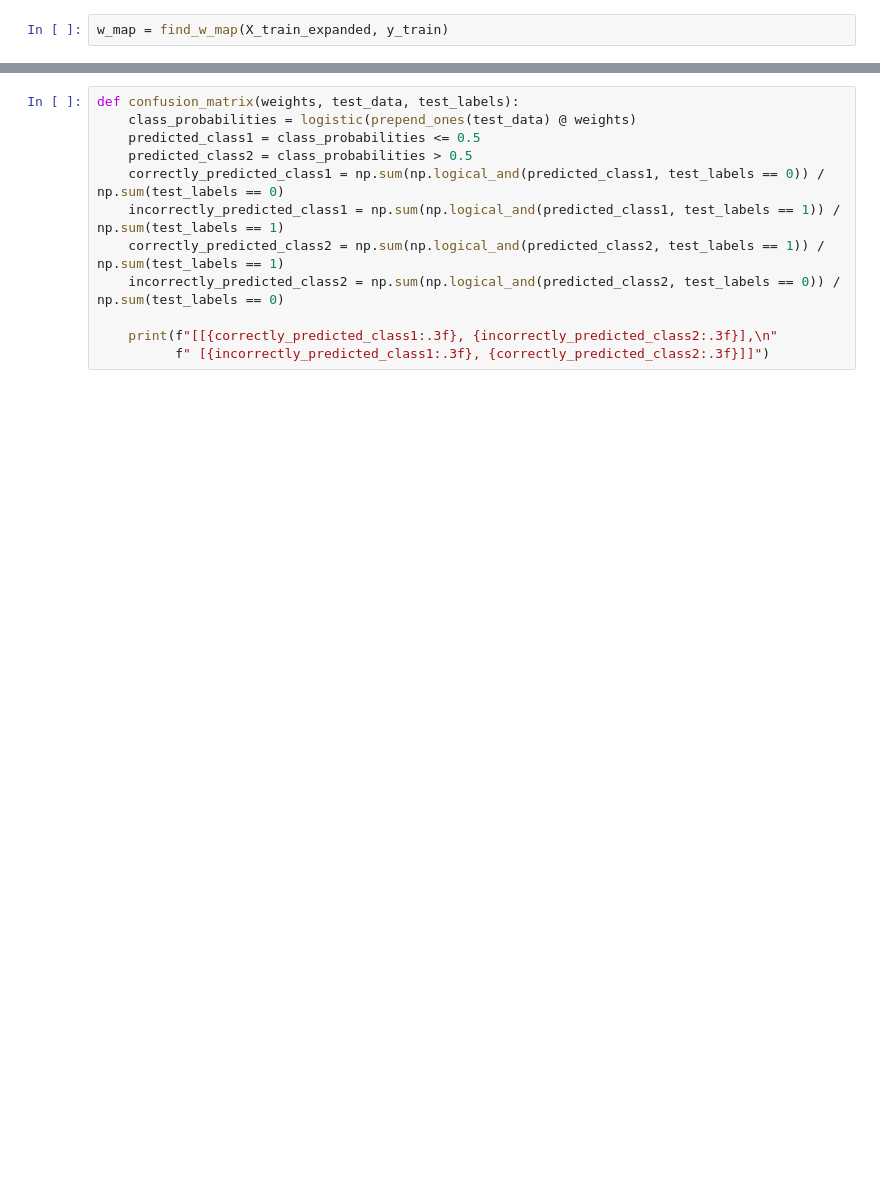
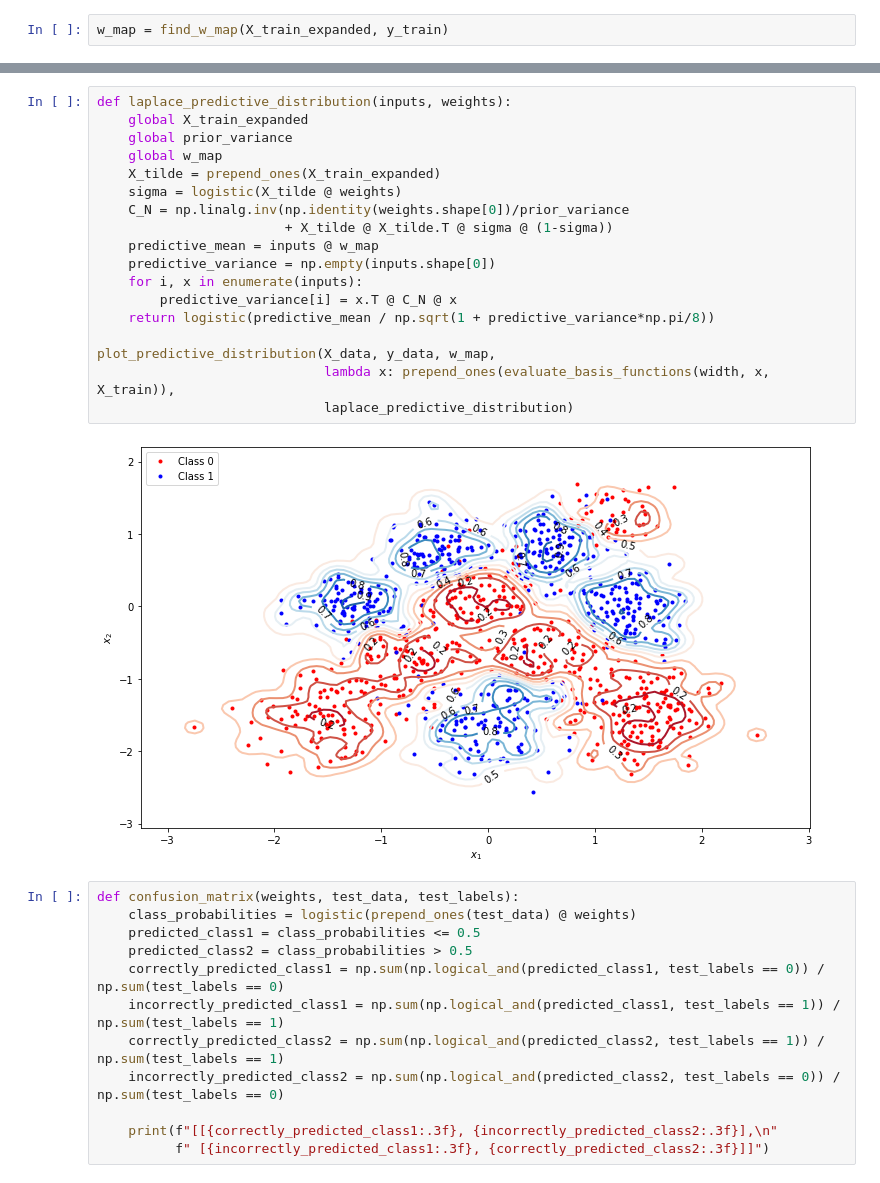
Before and after one commit to theo-brown/bayesian-logistic-classifier, a Jupyter notebook: ftr.ipynb, the cells around one changed output, grey strips where cells are left out. Drawn from its saved outputs; the diff is of its cells as text; blank space fills up the shorter version.

```diff
--- a/ftr.ipynb
+++ b/ftr.ipynb
@@ -128,3 +134,23 @@ def plot_predictive_distribution(inputs, labels, weights, map_inputs = lambda x
+# %%
+def laplace_predictive_distribution(inputs, weights):
+    global X_train_expanded
+    global prior_variance
+    global w_map
+    X_tilde = prepend_ones(X_train_expanded)
+    sigma = logistic(X_tilde @ weights)
+    C_N = np.linalg.inv(np.identity(weights.shape[0])/prior_variance
+                        + X_tilde @ X_tilde.T @ sigma @ (1-sigma))
+    predictive_mean = inputs @ w_map
+    predictive_variance = np.empty(inputs.shape[0])
+    for i, x in enumerate(inputs):
+        predictive_variance[i] = x.T @ C_N @ x
+    return logistic(predictive_mean / np.sqrt(1 + predictive_variance*np.pi/8))
+
+plot_predictive_distribution(X_data, y_data, w_map,
+                             lambda x: prepend_ones(evaluate_basis_functions(width, x, X_train)),
+                             laplace_predictive_distribution)
+# %% [output]
+[figure, added]
 # %%
 def confusion_matrix(weights, test_data, test_labels):
     class_probabilities = logistic(prepend_ones(test_data) @ weights)
```
Also changed, not shown: parts of 5 cells of this notebook.
